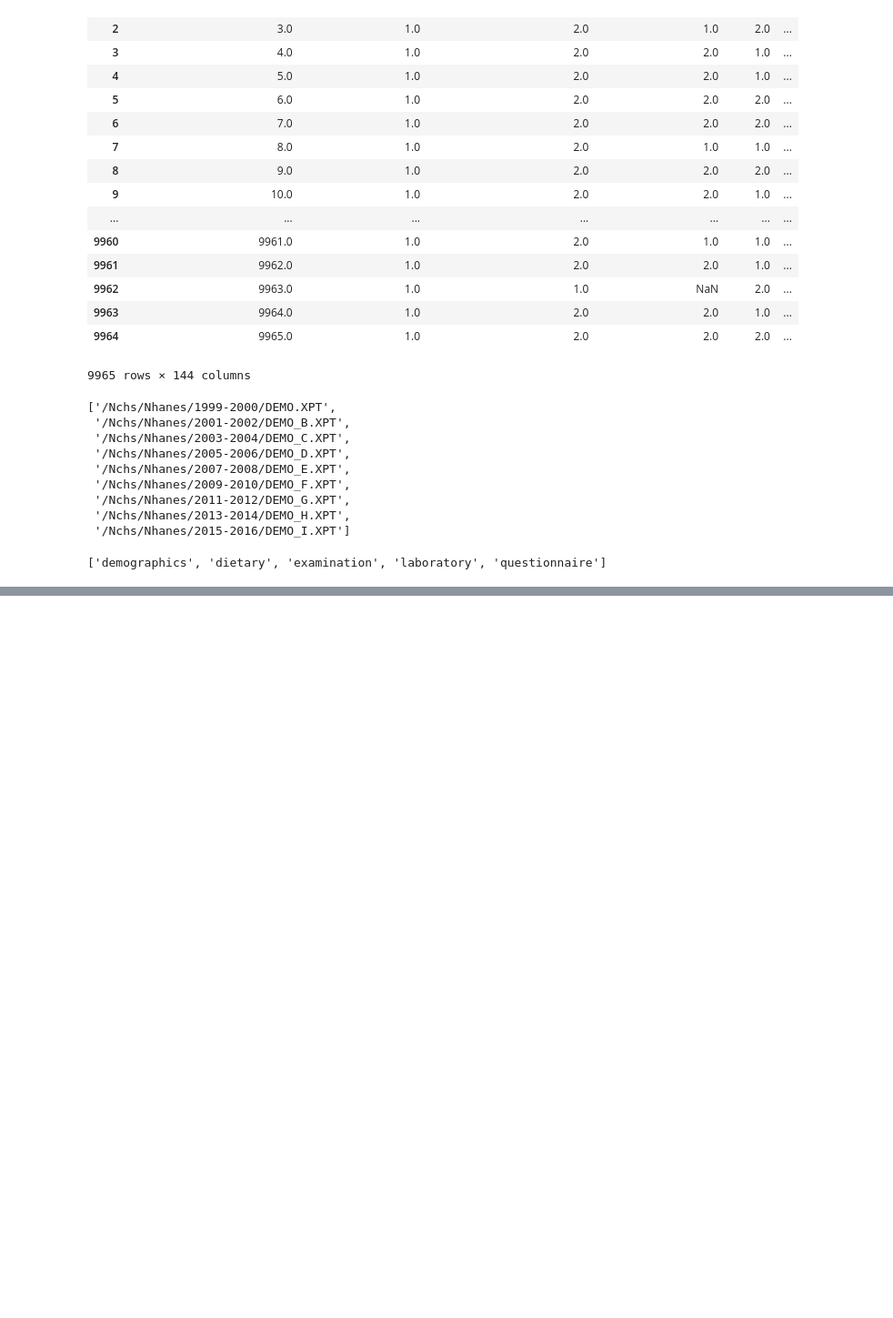
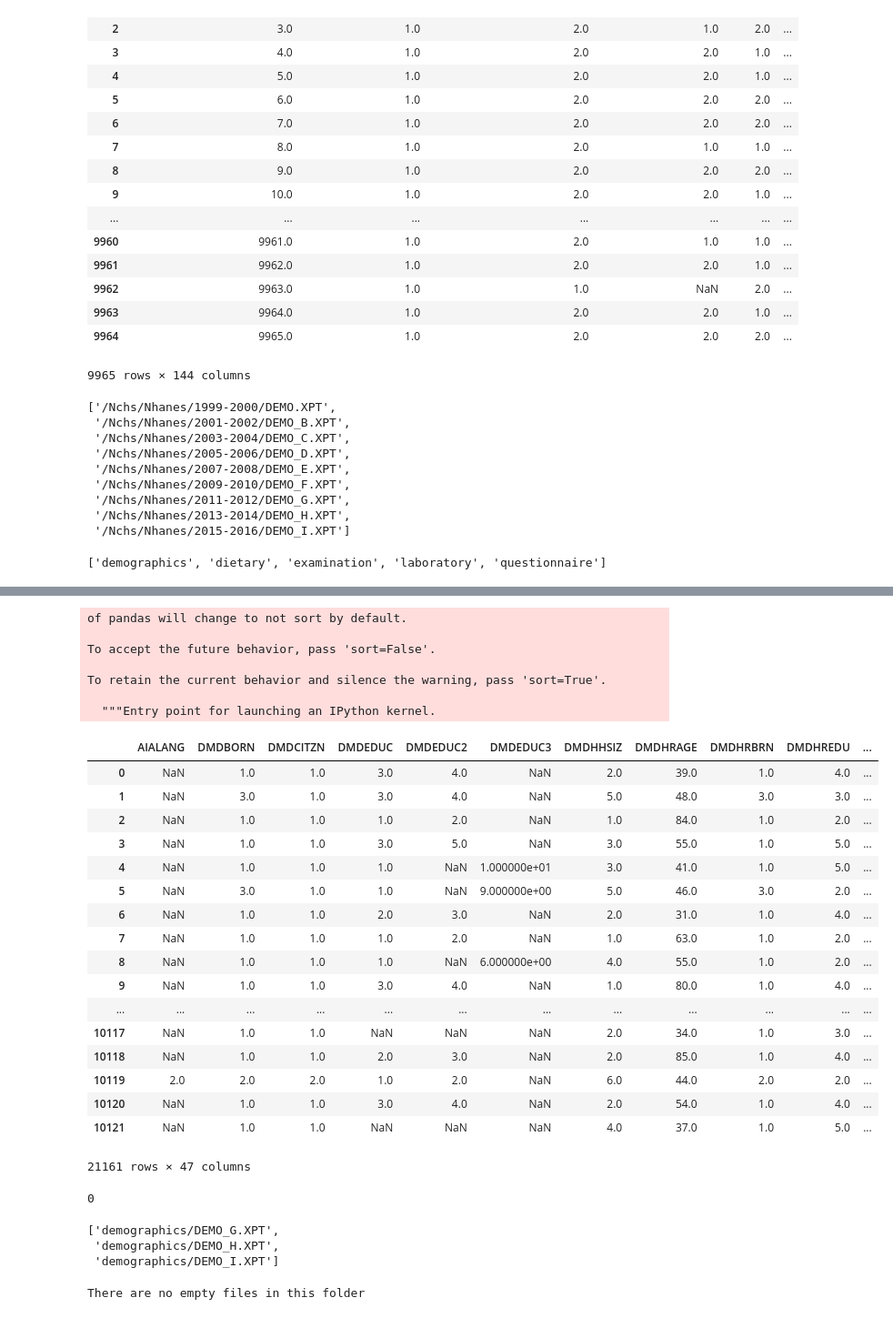
Before and after one commit to nahata5/nhanes-download, a Jupyter notebook: NHANES Downloader.ipynb, the cells around one changed output, grey strips where cells are left out. Shown: that part at 91% size. Cells and saved outputs as stored; diff of their text form; code cells hidden in the pictures; blank space fills up the shorter version.

Commit message:
added empty file script

```diff
--- a/NHANES Downloader.ipynb
+++ b/NHANES Downloader.ipynb
@@ -187,0 +395,42 @@ def download_data(data_type, link_list, base_url):
+# %%
+pd.concat([demo_df2,demo_df3])
+# %% [output]
+of pandas will change to not sort by default.
+
+To accept the future behavior, pass 'sort=False'.
+
+To retain the current behavior and silence the warning, pass 'sort=True'.
+
+  """Entry point for launching an IPython kernel.
+|  | AIALANG | DMDBORN | DMDCITZN | DMDEDUC | DMDEDUC2 | DMDEDUC3 | DMDHHSIZ | DMDHRAGE | DMDHRBRN | DMDHREDU | ... |
+| 0 | NaN | 1.0 | 1.0 | 3.0 | 4.0 | NaN | 2.0 | 39.0 | 1.0 | 4.0 | ... |
+| 1 | NaN | 3.0 | 1.0 | 3.0 | 4.0 | NaN | 5.0 | 48.0 | 3.0 | 3.0 | ... |
+| 2 | NaN | 1.0 | 1.0 | 1.0 | 2.0 | NaN | 1.0 | 84.0 | 1.0 | 2.0 | ... |
+| 3 | NaN | 1.0 | 1.0 | 3.0 | 5.0 | NaN | 3.0 | 55.0 | 1.0 | 5.0 | ... |
+| 4 | NaN | 1.0 | 1.0 | 1.0 | NaN | 1.000000e+01 | 3.0 | 41.0 | 1.0 | 5.0 | ... |
+| 5 | NaN | 3.0 | 1.0 | 1.0 | NaN | 9.000000e+00 | 5.0 | 46.0 | 3.0 | 2.0 | ... |
+| 6 | NaN | 1.0 | 1.0 | 2.0 | 3.0 | NaN | 2.0 | 31.0 | 1.0 | 4.0 | ... |
+| 7 | NaN | 1.0 | 1.0 | 1.0 | 2.0 | NaN | 1.0 | 63.0 | 1.0 | 2.0 | ... |
+| 8 | NaN | 1.0 | 1.0 | 1.0 | NaN | 6.000000e+00 | 4.0 | 55.0 | 1.0 | 2.0 | ... |
+| 9 | NaN | 1.0 | 1.0 | 3.0 | 4.0 | NaN | 1.0 | 80.0 | 1.0 | 4.0 | ... |
+| ... | ... | ... | ... | ... | ... | ... | ... | ... | ... | ... | ... |
+| 10117 | NaN | 1.0 | 1.0 | NaN | NaN | NaN | 2.0 | 34.0 | 1.0 | 3.0 | ... |
+| 10118 | NaN | 1.0 | 1.0 | 2.0 | 3.0 | NaN | 2.0 | 85.0 | 1.0 | 4.0 | ... |
+| 10119 | 2.0 | 2.0 | 2.0 | 1.0 | 2.0 | NaN | 6.0 | 44.0 | 2.0 | 2.0 | ... |
+| 10120 | NaN | 1.0 | 1.0 | 3.0 | 4.0 | NaN | 2.0 | 54.0 | 1.0 | 4.0 | ... |
+| 10121 | NaN | 1.0 | 1.0 | NaN | NaN | NaN | 4.0 | 37.0 | 1.0 | 5.0 | ... |
+21161 rows × 47 columns
+# %%
+os.stat(cwd+'/demographics/DEMO_G.XPT').st_size
+# %% [output]
+0
+# %%
+empty_list = []
+for file in glob.glob('demographics/*'):
+    if os.stat(file).st_size == 0:
+        empty_list.append(file)
+empty_list
+# %% [output]
+['demographics/DEMO_G.XPT',
+ 'demographics/DEMO_H.XPT',
+ 'demographics/DEMO_I.XPT']
@@ -187,0 +450,4 @@ def download_data(data_type, link_list, base_url):
+# %%
+grab_empty_files('questionnaire', base_cdc_url)
+# %% [output]
+There are no empty files in this folder
```
Also changed, not shown: parts of 33 cells of this notebook, 3 other files.
